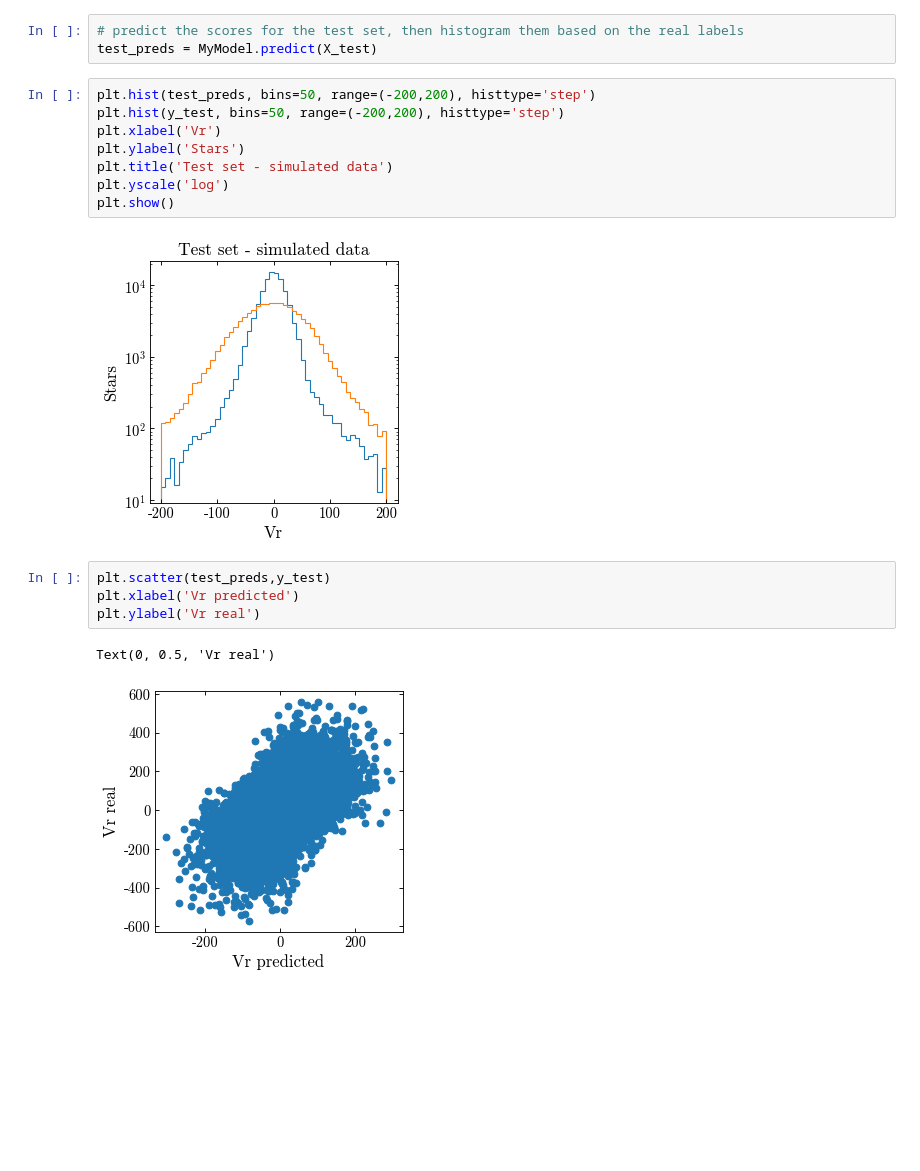
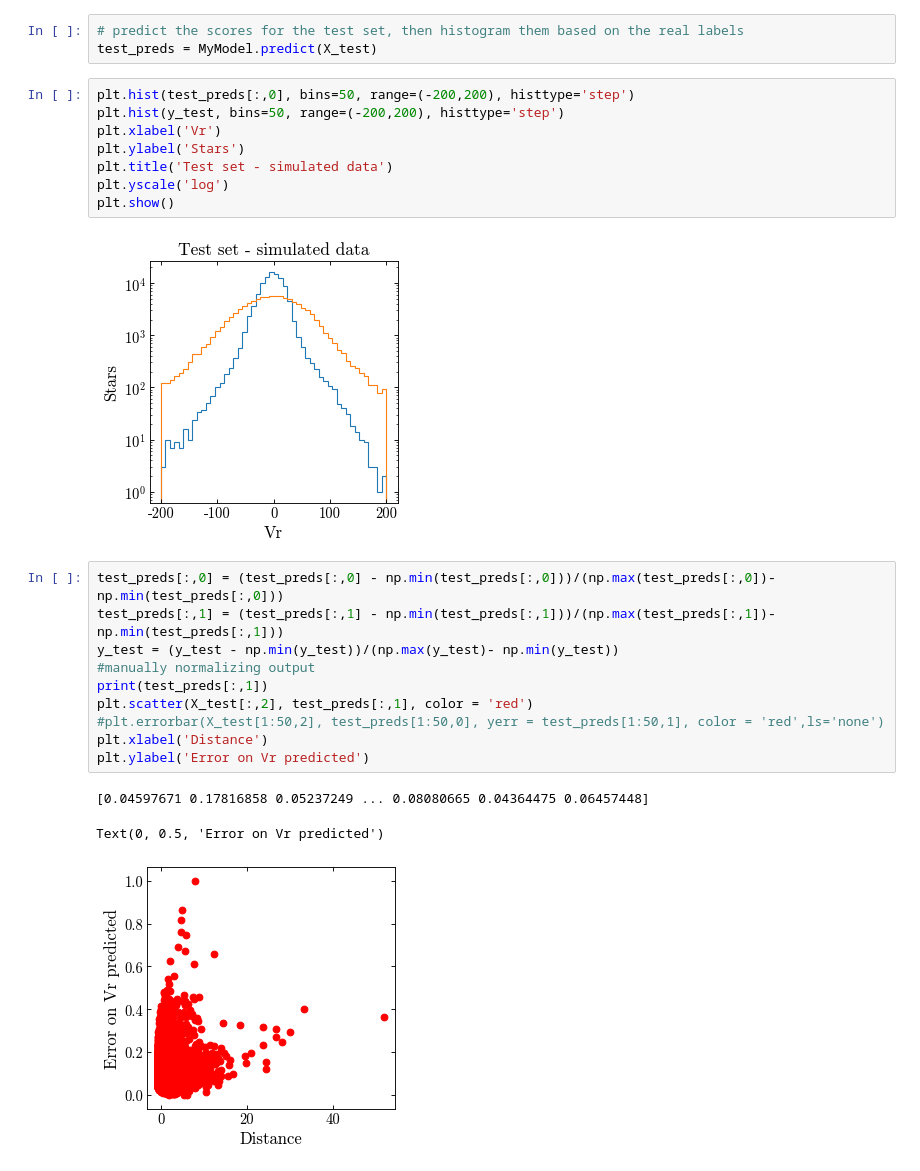
Before and after one commit to adropulic/datax_gaia, a Jupyter notebook: RVTrial2.ipynb, the cells around one changed output. Drawn from its saved outputs; the diff is of its cells as text; blank space fills up the shorter version.

```diff
--- a/RVTrial2.ipynb
+++ b/RVTrial2.ipynb
@@ -194,7 +225,7 @@ Font 'default' does not have a glyph for '\\times' [U+d7], substituting with a d
 # predict the scores for the test set, then histogram them based on the real labels
 test_preds = MyModel.predict(X_test)
 # %%
-plt.hist(test_preds, bins=50, range=(-200,200), histtype='step')
+plt.hist(test_preds[:,0], bins=50, range=(-200,200), histtype='step')
 plt.hist(y_test, bins=50, range=(-200,200), histtype='step')
 plt.xlabel('Vr')
 plt.ylabel('Stars')
@@ -202,11 +233,18 @@ plt.title('Test set - simulated data')
 plt.yscale('log')
 plt.show()
 # %% [output]
-[figure, old version]
+[figure, new version]
-# %%
-plt.scatter(test_preds,y_test)
-plt.xlabel('Vr predicted')
-plt.ylabel('Vr real')
-# %% [output]
-Text(0, 0.5, 'Vr real')
-[figure, removed]
+# %%
+test_preds[:,0] = (test_preds[:,0] - np.min(test_preds[:,0]))/(np.max(test_preds[:,0])- np.min(test_preds[:,0]))
+test_preds[:,1] = (test_preds[:,1] - np.min(test_preds[:,1]))/(np.max(test_preds[:,1])- np.min(test_preds[:,1]))
+y_test = (y_test - np.min(y_test))/(np.max(y_test)- np.min(y_test))
+#manually normalizing output
+print(test_preds[:,1])
+plt.scatter(X_test[:,2], test_preds[:,1], color = 'red')
+#plt.errorbar(X_test[1:50,2], test_preds[1:50,0], yerr = test_preds[1:50,1], color = 'red',ls='none')
+plt.xlabel('Distance')
+plt.ylabel('Error on Vr predicted')
+# %% [output]
+[0.04597671 0.17816858 0.05237249 ... 0.08080665 0.04364475 0.06457448]
+Text(0, 0.5, 'Error on Vr predicted')
+[figure, added]
```
Also changed, not shown: parts of 14 cells of this notebook.
